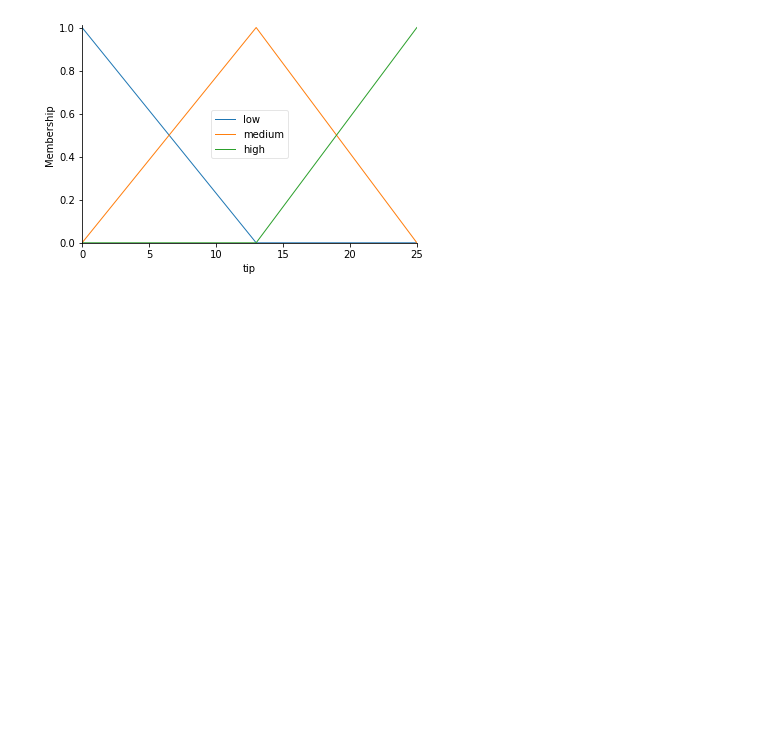
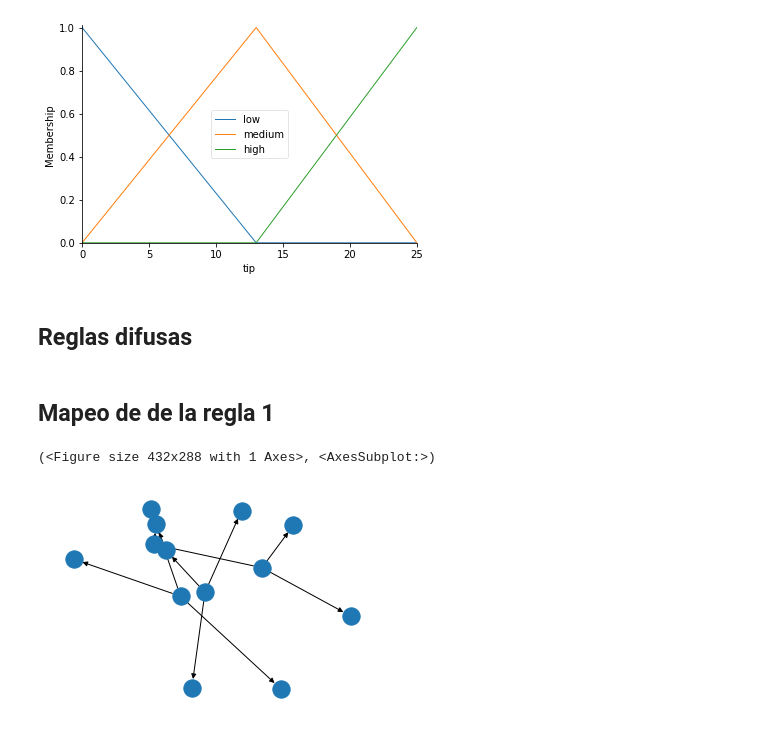
Before and after one commit to smaje99/fuzzy-ai-uniamazonia, a Jupyter notebook: Exercise 01.ipynb, the cells around one changed output. Saved outputs shown, nothing was run; the diff lists cells and outputs as text; code cells hidden in the pictures; blank space fills up the shorter version.

Commit message:
feat: Fuzzy rules

```diff
--- a/Exercise 01.ipynb
+++ b/Exercise 01.ipynb
@@ -53,3 +53,16 @@ quality['average'].view(), service.view(), tip.view()
 [figure]
 [figure]
 [figure]
+# %% [markdown]
+## Reglas difusas
+# %%
+rule1 = ctrl.Rule(quality['poor'] | service['poor'], tip['low'])
+rule2 = ctrl.Rule(service['average'], tip['medium'])
+rule3 = ctrl.Rule(quality['good'] | service['good'], tip['high'])
+# %% [markdown]
+## Mapeo de de la regla 1
+# %%
+rule1.view()
+# %% [output]
+(<Figure size 432x288 with 1 Axes>, <AxesSubplot:>)
+[figure, added]
```
